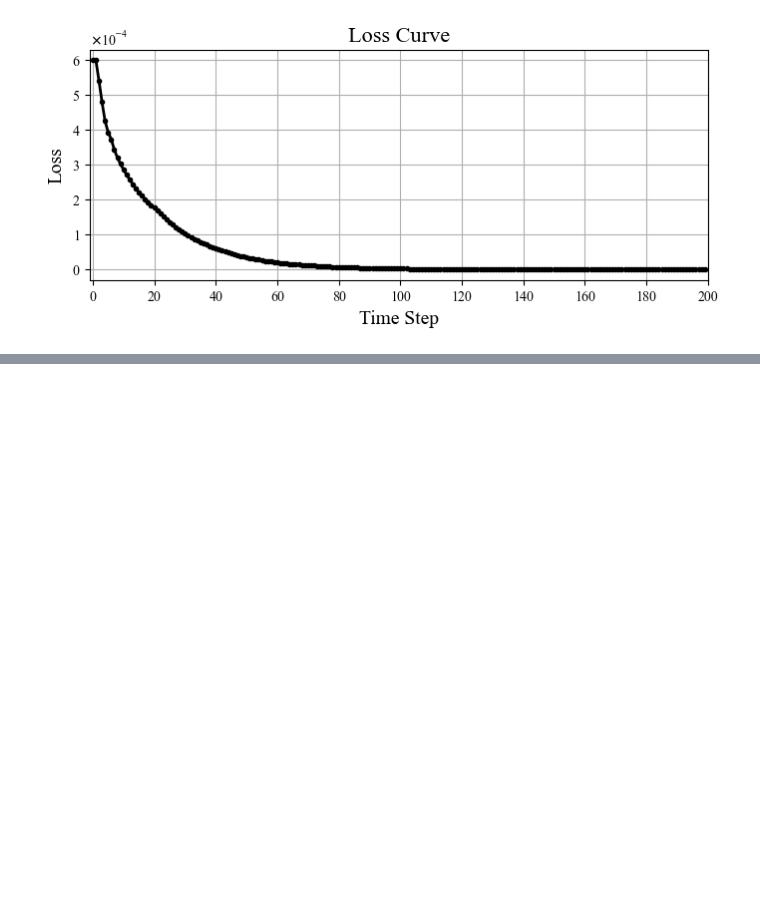
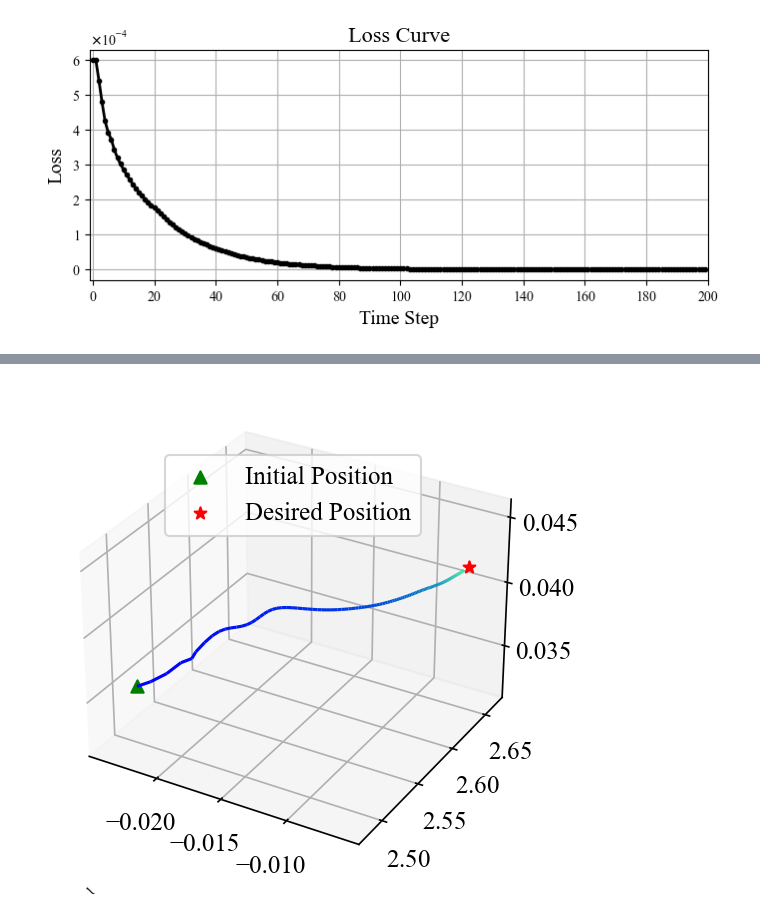
Before and after one commit to yang-si-hang/paper-2023, a Jupyter notebook: Test branch/SOFACode/20240915-Liver Control/Model.ipynb, the cells around one changed output, grey strips where cells are left out. Cells and saved outputs as stored; diff of their text form; code cells hidden in the pictures; blank space fills up the shorter version.

```diff
--- a/Test branch/SOFACode/20240915-Liver Control/Model.ipynb
+++ b/Test branch/SOFACode/20240915-Liver Control/Model.ipynb
@@ -103,0 +138,43 @@ plot_loss(loss_np)
+# %%
+inital_pos = dot_sofa_np[0,:]
+desired_pos = inital_pos + np.array([0.02, 0.01, 0.01])
+
+plot_step_num = 150
+t = np.linspace(0, 1, plot_step_num)
+norm = plt.Normalize(t.min(), t.max())
+colors = cm.winter(norm(t))
+
+dot_pos_xyz = np.stack([dot_sofa_np[:plot_step_num,0], dot_sofa_np[:plot_step_num,1], dot_sofa_np[:plot_step_num,2]], axis=1).reshape(-1, 1, 3)
+segments = np.concatenate([dot_pos_xyz[:-1], dot_pos_xyz[1:]], axis=1)
+lc = Line3DCollection(segments, color=colors, linewidth=1.5, zorder=2)
+
+fig_marker = plt.figure(figsize=(4, 3.5), dpi=150)
+gs = GridSpec(1, 1, figure=fig_marker)
+
+ax_marker = fig_marker.add_subplot(gs[0, 0], projection='3d')
+ax_marker.add_collection(lc, autolim=False)
+# ax_marker.plot(dot_sofa_np[:,0], dot_sofa_np[:,1], dot_sofa_np[:,2], label='3D Trajectory')
+
+ax_marker.set_xlim([np.min(dot_sofa_np[:,0]), np.max(dot_sofa_np[:,0])])
+ax_marker.set_ylim([np.min(dot_sofa_np[:,1]), np.max(dot_sofa_np[:,1])])
+ax_marker.set_zlim([np.min(dot_sofa_np[:,2]), np.max(dot_sofa_np[:,2])])
+ax_marker.scatter(inital_pos[0], inital_pos[1], inital_pos[2], marker='^', s=35, c='g', label='Initial Position', zorder=10)
+ax_marker.scatter(desired_pos[0], desired_pos[1], desired_pos[2], marker='*', s=35, c='red', label='Desired Position')
+# ax_marker.set_title('Marker Point Trajectory', fontsize=16, fontname='Times New Roman')
+
+# ax_marker.set_xlabel('X', fontsize=16, fontname='Times New Roman')
+# ax_marker.set_ylabel('Y', fontsize=16, fontname='Times New Roman')
+# ax_marker.set_zlabel('Z', fontsize=16, fontname='Times New Roman')
+ax_marker.xaxis.set_major_locator(MultipleLocator(0.005))
+ax_marker.yaxis.set_major_locator(MultipleLocator(0.005))
+ax_marker.zaxis.set_major_locator(MultipleLocator(0.005))
+ax_marker.ticklabel_format(axis='y', style='sci', scilimits=(-1, 1), useLocale=False, useMathText=True)
+
+ax_marker.set_aspect('equal', 'datalim')
+ax_marker.tick_params(axis='both', which='major', labelsize=12)
+ax_marker.legend(fontsize=12, loc='upper center', bbox_to_anchor=(0.5, 0.9), ncol=1)
+
+fig_marker.tight_layout()
+fig_marker.savefig(f'liver-node-marker-traj.svg', transparent=True, dpi=300, bbox_inches='tight')
+# %% [output]
+[figure, added]
```
Also changed, not shown: parts of 6 cells of this notebook, 13 other files.
